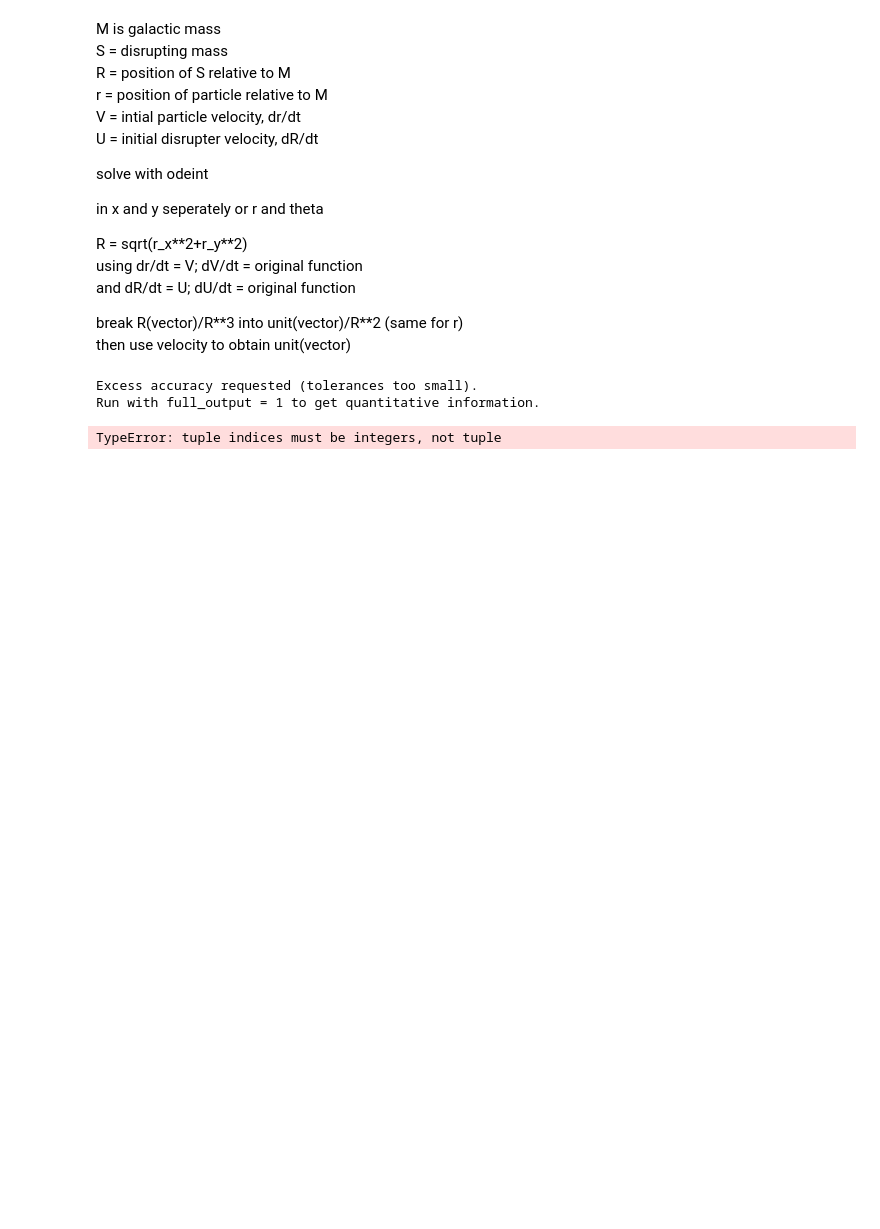
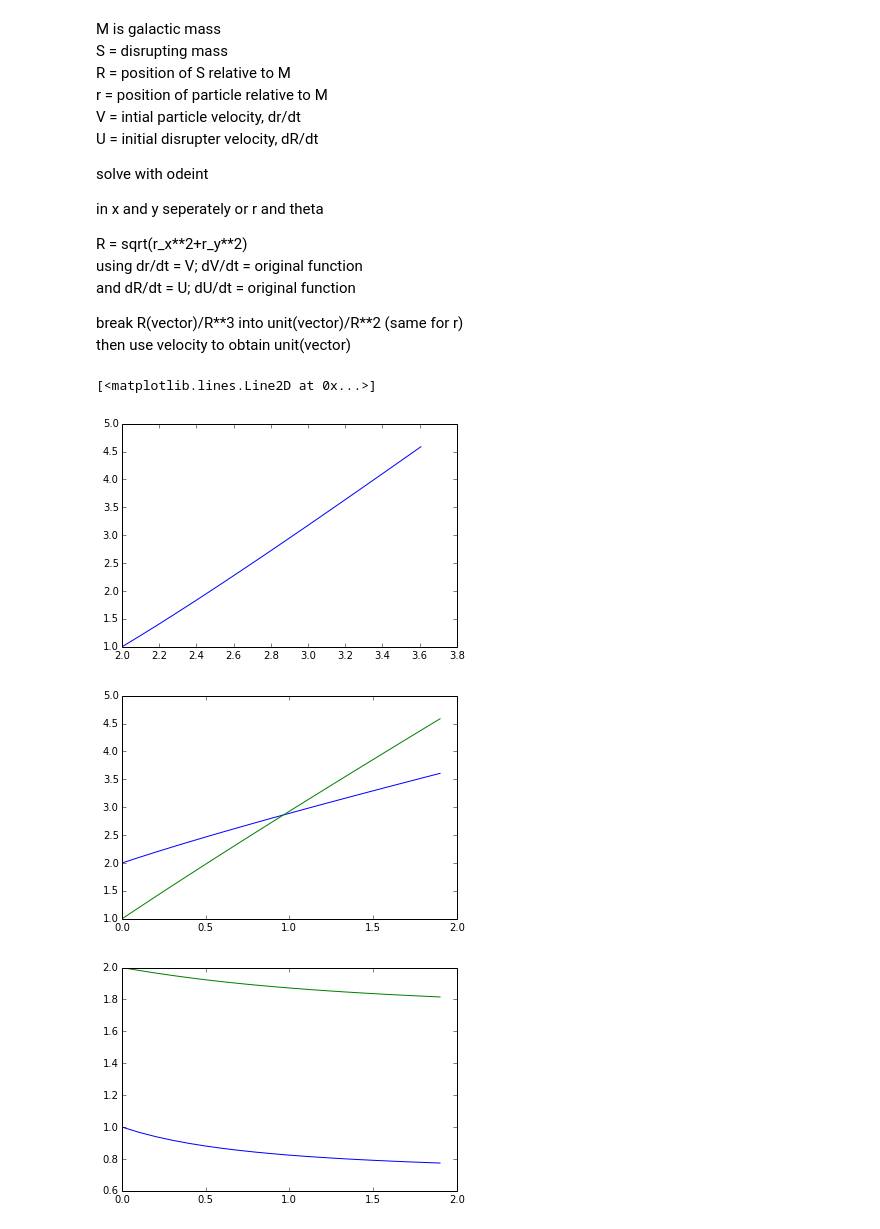
Before and after one commit to cspearso/PHYS202-S14, a Jupyter notebook: ProjectGalaxyMergers.ipynb, the cells around one changed output. Saved outputs shown, nothing was run; the diff lists cells and outputs as text; code cells hidden in the pictures; blank space fills up the shorter version.

```diff
--- a/ProjectGalaxyMergers.ipynb
+++ b/ProjectGalaxyMergers.ipynb
@@ -25,49 +25,36 @@ break R(vector)/R\*\*3 into unit(vector)/R\*\*2  (same for r)
 then use velocity to obtain unit(vector)
 # %%
 # solving for R
-#to solve double derivative
-def Rxderiv(Rx_current, t):  # return derivatives of the array theta
+def Rderiv(R_current, t):  # return derivatives of the array theta
     gamma = 1
     M = 1
     S = 1
-    Rx = Rx_current[0]
-    Vx = Rx_current[1]
+
+    Rx = R_current[0]
+    Vx = R_current[1]
+    Ry = R_current[2]
+    Vy = R_current[3]
+
     dRx = Vx
     dVx = -(M+S)*Rx/(np.sqrt(Rx**2+Ry**2)**3)
-    return np.array([ dRx, dVx ])
 
-def Ryderiv(Ry_current, t):
-    gamma = 1
-    M = 1
-    S = 1
-    Ry = Ry_current[0]
-    Vy = Ry_current[1]
     dRy = Vy
-    dVy = -(M+S)*Ry/(np.sqrt(Rx**2+Ry**2))
-    return np.array([ dRy, dVy ])
+    dVy = -(M+S)*Ry/(np.sqrt(Rx**2+Ry**2)**3)
+
+    return np.array([ dRx, dVx, dRy, dVy ])
 
 t = arange(0,2,.1)
-#to solve for paired equation
-def Rderiv(y=np.array([Rxderiv,Ryderiv]),t=arange(0,2,.1)):
+Solution = odeint(Rderiv, np.array([2,1,1,2]), t)
 
-    gamma = 1.
-    M = 1.
-    S = 1.
-
-    Rxi = y[0]
-    Ryi = y[1]
-
-    dRxdt = -(M+S)*Rxi/(np.sqrt(Rxi**2+Ryi**2)**3)
-    dRydt = -(M+S)*Ryi/(np.sqrt(Rxi**2+Ryi**2)**3)
-
-    return np.array([ dRxdt, dRydt ])
-Solution = odeint(Rderiv, np.array([0,0]), t, full_output = 1)
-Rx = Solution[:,0]
-Ry = Solution[:,1]
-plt.plot(Rx,Ry)
-plt.xlim(0,10)
-plt.ylim(0,10)
+plt.plot(Solution[:,0], Solution[:,2])
+plt.figure()
+plt.plot(t,Solution[:,0])
+plt.plot(t,Solution[:,2])
+plt.figure()
+plt.plot(t,Solution[:,1])
+plt.plot(t,Solution[:,3])
 # %% [output]
-Excess accuracy requested (tolerances too small).
-Run with full_output = 1 to get quantitative information.
+[<matplotlib.lines.Line2D at 0x...>]
-TypeError: tuple indices must be integers, not tuple
+[figure, added]
+[figure, added]
+[figure, added]
```
Also changed, not shown: parts of 3 cells of this notebook, 1 other file.
